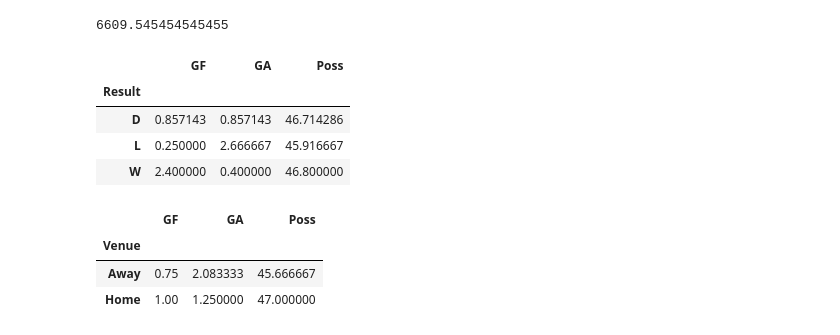
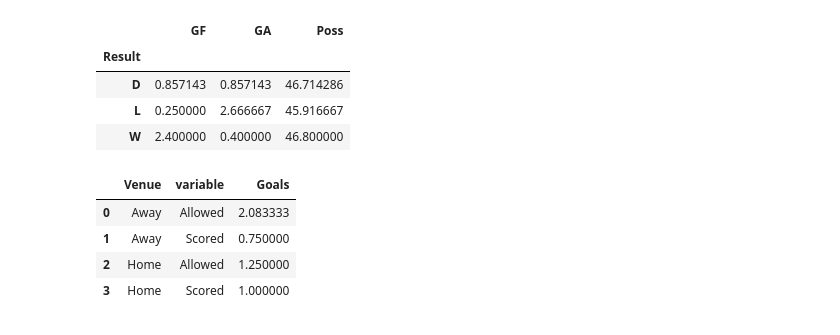
Before and after one commit to natekratzer/nwsl, a Jupyter notebook: goals_2021_season.ipynb, the cells around one changed output. Saved outputs shown, nothing was run; the diff lists cells and outputs as text; code cells hidden in the pictures.

```diff
--- a/goals_2021_season.ipynb
+++ b/goals_2021_season.ipynb
@@ -131,31 +49,31 @@ alt.Chart(df).mark_bar().encode(
 # %%
 df2 = pd.read_csv("data/team/lou_games.csv")
-df_home = df2[df2['Venue'] == 'Home']
-df_home = df_home[df_home['Comp'] == 'NWSL']
-wrong_way = df_home['Attendance'].sum()/12
-df_home['Attendance'].mean()
+
+# calc possession by W/D/L
+df2 = df2[df2['Comp'] == 'NWSL']
+df2.groupby(['Result'])[['GF', 'GA', 'Poss']].mean()
 # %% [output]
-6609.545454545455
+|  | GF | GA | Poss |
+| Result |  |  |  |
+| D | 0.857143 | 0.857143 | 46.714286 |
+| L | 0.250000 | 2.666667 | 45.916667 |
+| W | 2.400000 | 0.400000 | 46.800000 |
-# %%
-# calc possession by W/D/L
-df2 = df2[df2['Comp'] == 'NWSL']
-df2.groupby(['Result'])[['GF', 'GA', 'Poss']].mean()
-# %% [output]
-|  | GF | GA | Poss |
-| Result |  |  |  |
-| D | 0.857143 | 0.857143 | 46.714286 |
-| L | 0.250000 | 2.666667 | 45.916667 |
-| W | 2.400000 | 0.400000 | 46.800000 |
-# %%
-df2.groupby(['Venue'])[['GF', 'GA', 'Poss']].mean()
-# %% [output]
-|  | GF | GA | Poss |
-| Venue |  |  |  |
-| Away | 0.75 | 2.083333 | 45.666667 |
-| Home | 1.00 | 1.250000 | 47.000000 |
 # %%
 goals_df = df2[['Venue', 'GF', 'GA']].melt(id_vars = ['Venue'], value_vars = ['GF', 'GA'])
 old_list = ['GF', 'GA']
 new_list = ['Scored', 'Allowed']
 
 goals_df['variable'] = goals_df['variable'].replace(old_list, new_list)
+
+grouped_df = (goals_df.groupby(['Venue', 'variable'])['value']
+                      .mean()
+                      .to_frame(name='Goals')
+                      .reset_index())
+
+grouped_df
+# %% [output]
+|  | Venue | variable | Goals |
+| 0 | Away | Allowed | 2.083333 |
+| 1 | Away | Scored | 0.750000 |
+| 2 | Home | Allowed | 1.250000 |
+| 3 | Home | Scored | 1.000000 |
```
Also changed, not shown: parts of 13 cells of this notebook.
